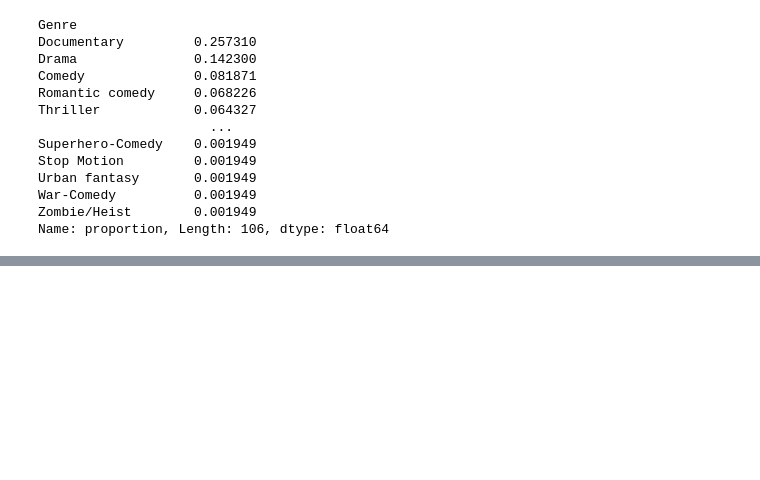
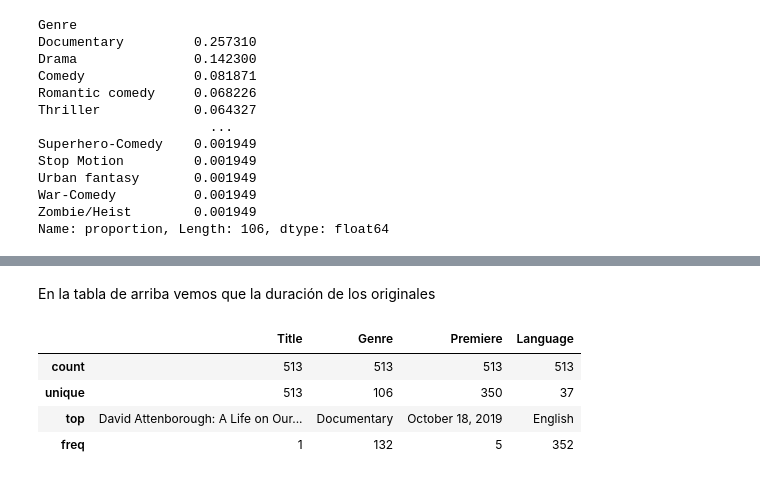
Before and after one commit to Rcm89/laboratorio-modulo2-leccion02-eda-union, a Jupyter notebook: laboratorio-modulo2-leccion02-eda-union.ipynb, the cells around one changed output, grey strips where cells are left out. Saved outputs shown, nothing was run; the diff lists cells and outputs as text; code cells hidden in the pictures; blank space fills up the shorter version.

```diff
--- a/laboratorio-modulo2-leccion02-eda-union.ipynb
+++ b/laboratorio-modulo2-leccion02-eda-union.ipynb
@@ -372,0 +406,10 @@ Name: proportion, Length: 106, dtype: float64
+# %% [markdown]
+En la tabla de arriba vemos que la duración de los originales
+# %%
+df1_modificado.describe(include="O")
+# %% [output]
+|  | Title | Genre | Premiere | Language |
+| count | 513 | 513 | 513 | 513 |
+| unique | 513 | 106 | 350 | 37 |
+| top | David Attenborough: A Life on Our... | Documentary | October 18, 2019 | English |
+| freq | 1 | 132 | 5 | 352 |
```
Also changed, not shown: parts of 11 cells of this notebook.
